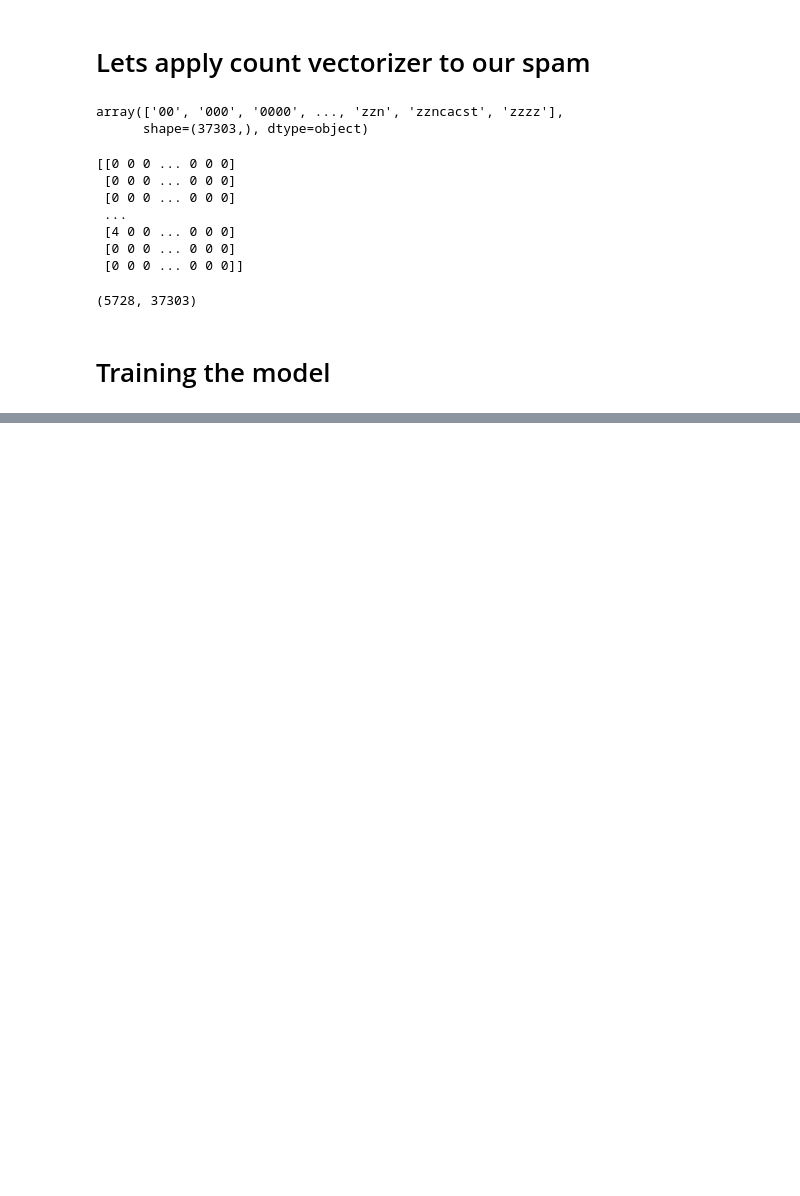
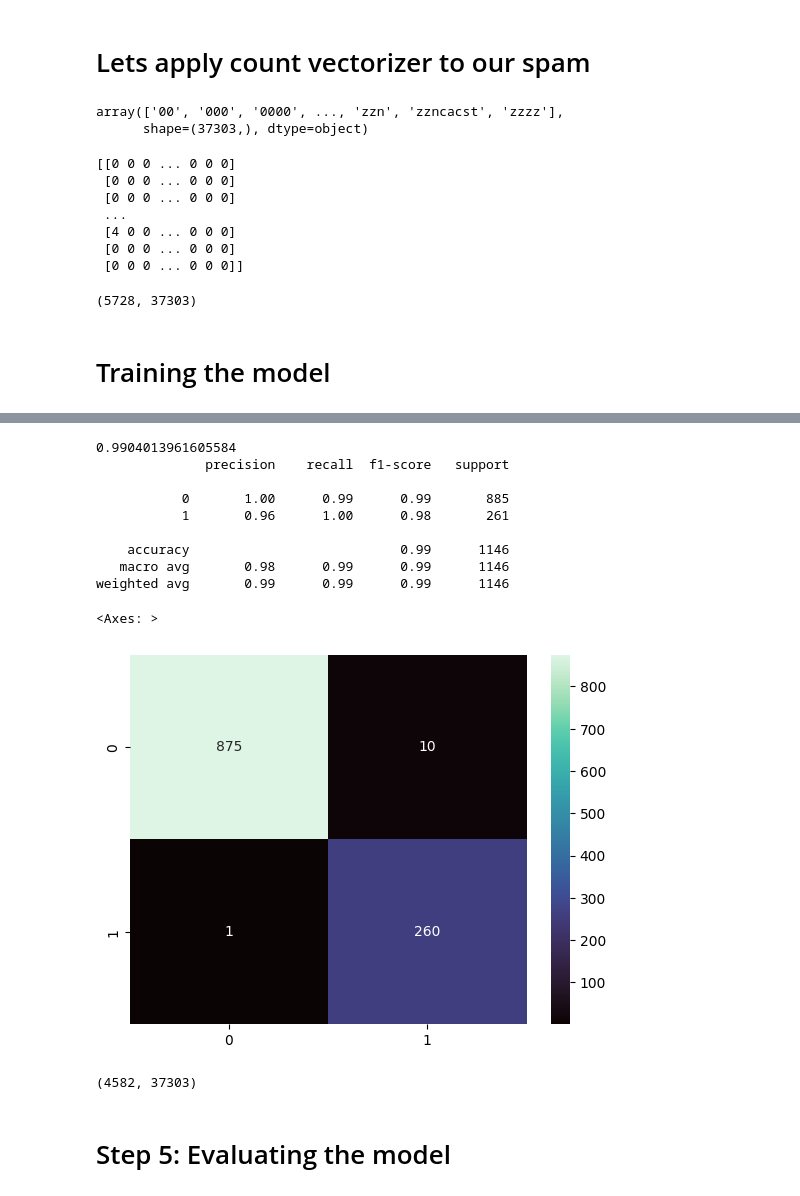
Before and after one commit to MaximillianJacob/Udemy, a Jupyter notebook: machine_learning_classification_bootcamp_in_python/py/5_NaiveBayes/my_NaiveBayer_train.ipynb, the cells around one changed output, grey strips where cells are left out. Drawn from its saved outputs; the diff is of its cells as text; code cells hidden in the pictures; blank space fills up the shorter version.

```diff
--- a/machine_learning_classification_bootcamp_in_python/py/5_NaiveBayes/my_NaiveBayer_train.ipynb
+++ b/machine_learning_classification_bootcamp_in_python/py/5_NaiveBayes/my_NaiveBayer_train.ipynb
@@ -280,0 +620,27 @@ spamham_countvectorizer.shape
+# %%
+NB2 = MultinomialNB()
+NB2.fit(X_train2, y_train)
+y_test_predict2 = NB2.predict(X_test2)
+
+print(accuracy_score(y_test, y_test_predict2))
+print(classification_report(y_test, y_test_predict2))
+cm2= confusion_matrix(y_test, y_test_predict2)
+sns.heatmap(cm2, annot=True, fmt='d', cmap='mako')
+# %% [output]
+0.9904013961605584
+              precision    recall  f1-score   support
+
+           0       1.00      0.99      0.99       885
+           1       0.96      1.00      0.98       261
+
+    accuracy                           0.99      1146
+   macro avg       0.98      0.99      0.99      1146
+weighted avg       0.99      0.99      0.99      1146
+<Axes: >
+[figure, added]
+# %%
+X_train.shape
+# %% [output]
+(4582, 37303)
+# %% [markdown]
+# Step 5: Evaluating the model
```
Also changed, not shown: parts of 49 cells of this notebook.
